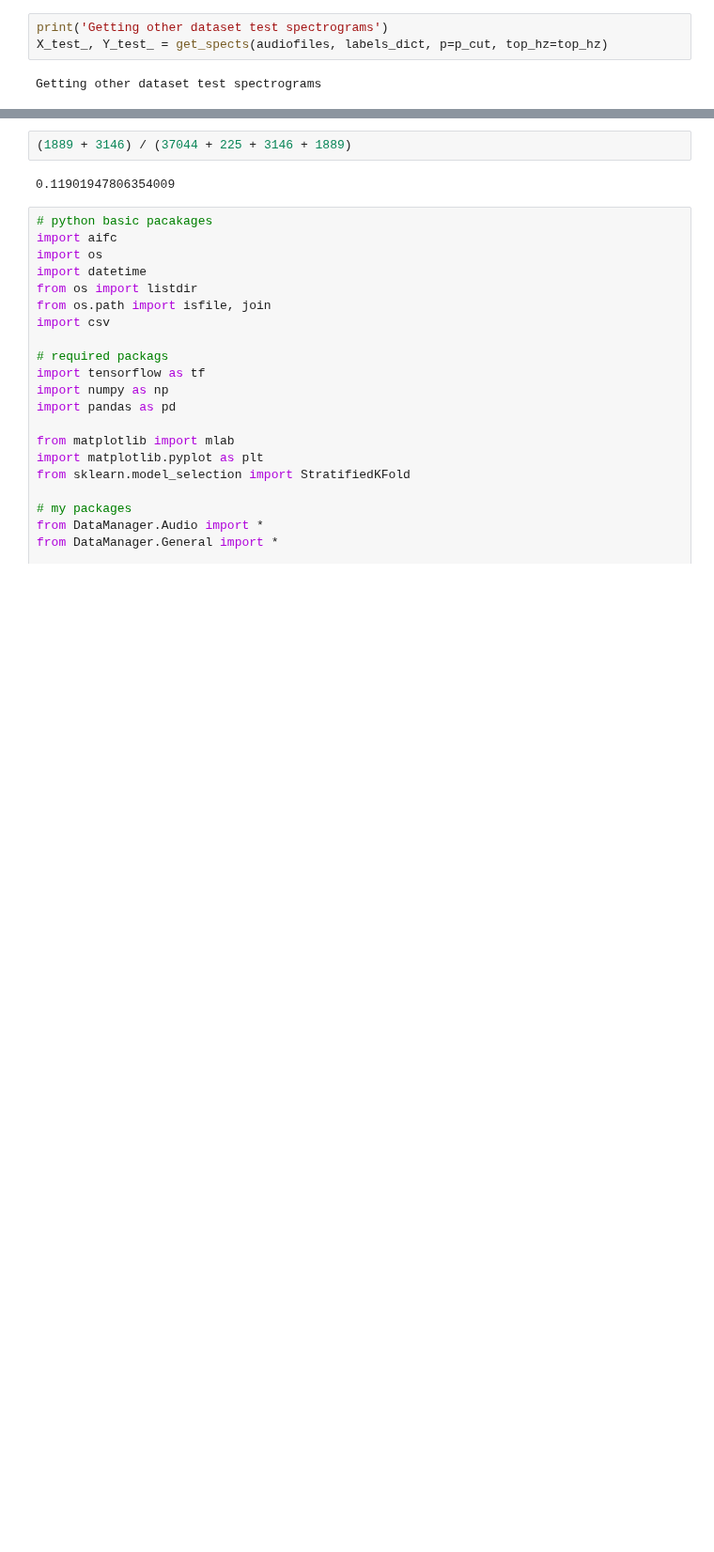
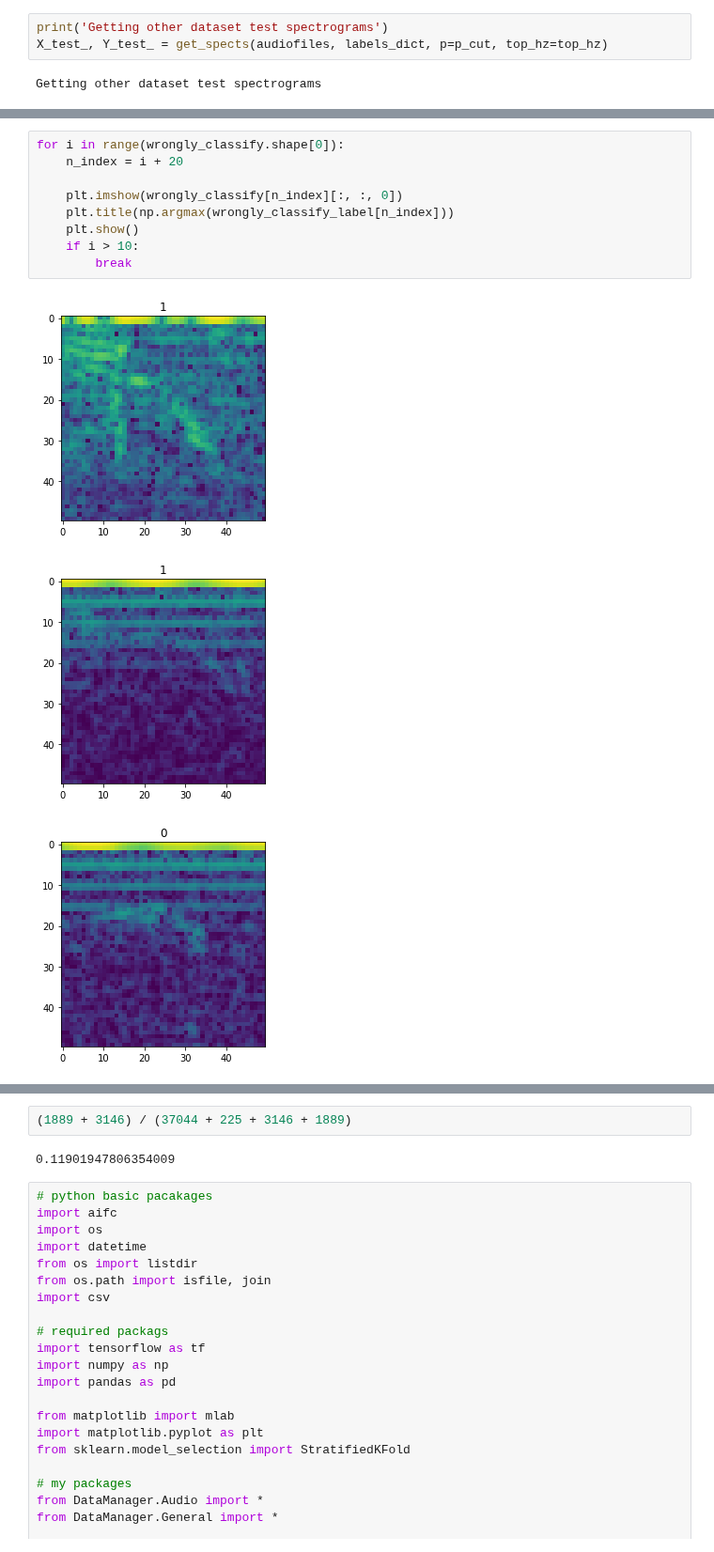
Before and after one commit to JorgeRodri/WhaleClassification, a Jupyter notebook: nn_read_audio_train_nn.ipynb, the cells around one changed output, grey strips where cells are left out. Shown at 94% size. Drawn from its saved outputs; the diff is of its cells as text; blank space fills up the shorter version.

```diff
--- a/nn_read_audio_train_nn.ipynb
+++ b/nn_read_audio_train_nn.ipynb
@@ -473,0 +505,13 @@ ROC AUC with probabilities 0.9315
+# %%
+for i in range(wrongly_classify.shape[0]):
+    n_index = i + 20
+
+    plt.imshow(wrongly_classify[n_index][:, :, 0])
+    plt.title(np.argmax(wrongly_classify_label[n_index]))
+    plt.show()
+    if i > 10:
+        break
+# %% [output]
+[figure, added]
+[figure, added]
+[figure, added]
```
Also changed, not shown: parts of 13 cells of this notebook, 2 other files.
